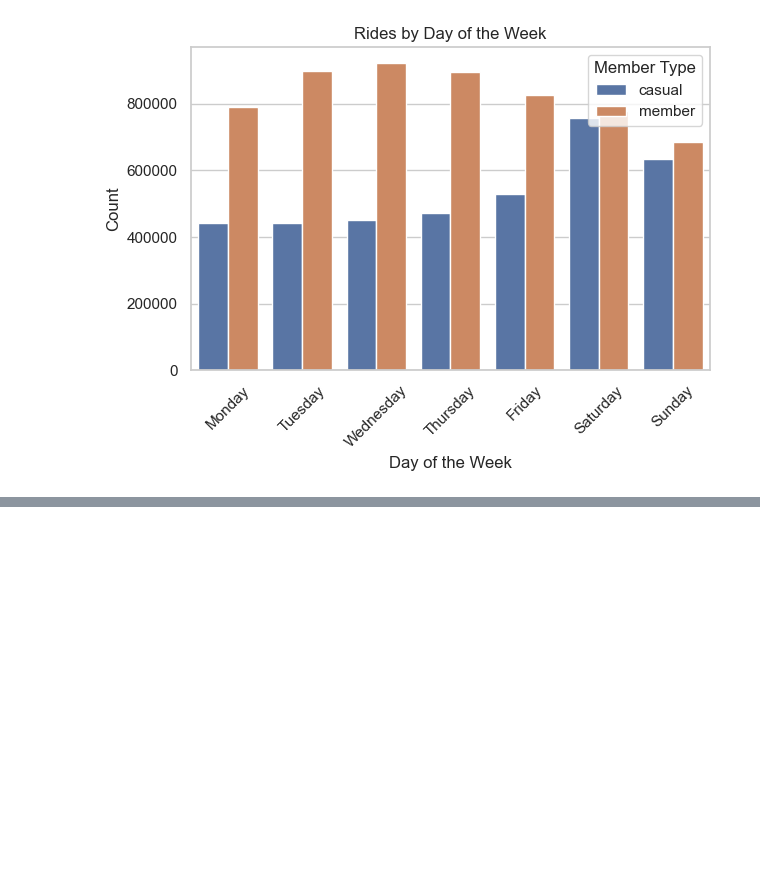
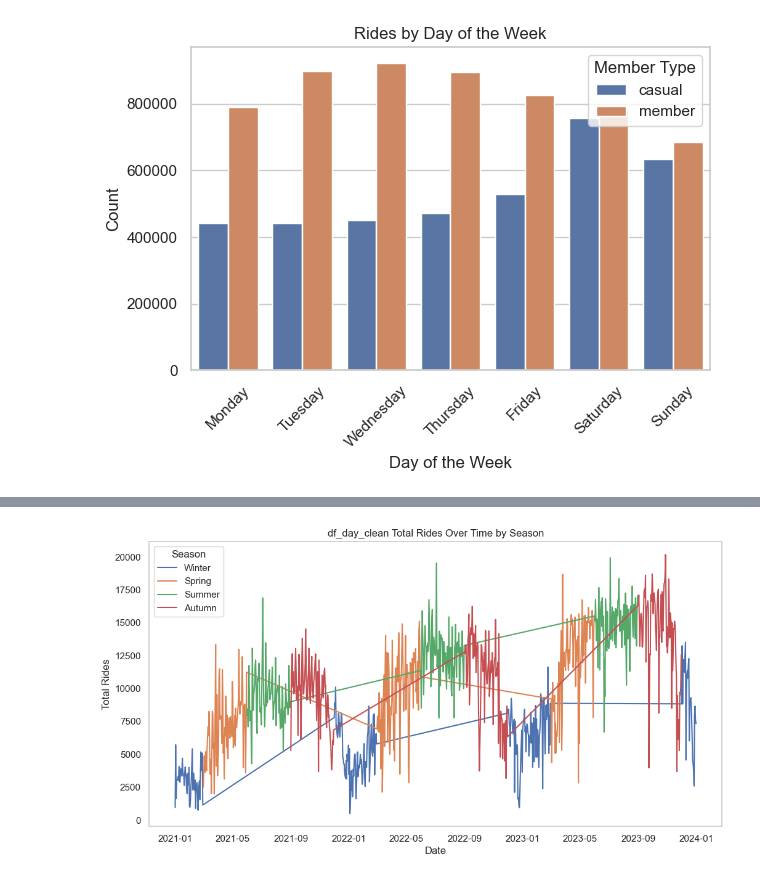
Before and after one commit to bbhatta10/Capital-Bike-Share, a Jupyter notebook: CapitalBikeShare.ipynb, the cells around one changed output, grey strips where cells are left out. Cells and saved outputs as stored; diff of their text form; code cells hidden in the pictures; blank space fills up the shorter version.

```diff
--- a/CapitalBikeShare.ipynb
+++ b/CapitalBikeShare.ipynb
@@ -949,0 +1058,30 @@ NameError: name 'df_full_clean' is not defined
+# %%
+#Ridership peaks in summer, dips in winter.
+# Suggest seasonal fleet adjustments.
+df_day_clean['date'] = pd.to_datetime(df_day_clean['date'])
+
+# Define seasons by month
+def get_season(month):
+    if month in [12, 1, 2]:
+        return "Winter"
+    elif month in [3, 4, 5]:
+        return "Spring"
+    elif month in [6, 7, 8]:
+        return "Summer"
+    else:
+        return "Autumn"
+
+# Add season column
+df_day_clean['season'] = df_day_clean['date'].dt.month.apply(get_season)
+
+# Plot total rides over time, colored by season
+plt.figure(figsize=(12,6))
+sns.lineplot(data=df_day_clean, x='date', y='total_rides', hue='season')
+plt.title("df_day_clean Total Rides Over Time by Season")
+plt.xlabel("Date")
+plt.ylabel("Total Rides")
+plt.legend(title="Season")
+plt.grid(False)
+plt.show()
+# %% [output]
+[figure, added]
```
Also changed, not shown: parts of 32 cells of this notebook, 4 other files.
